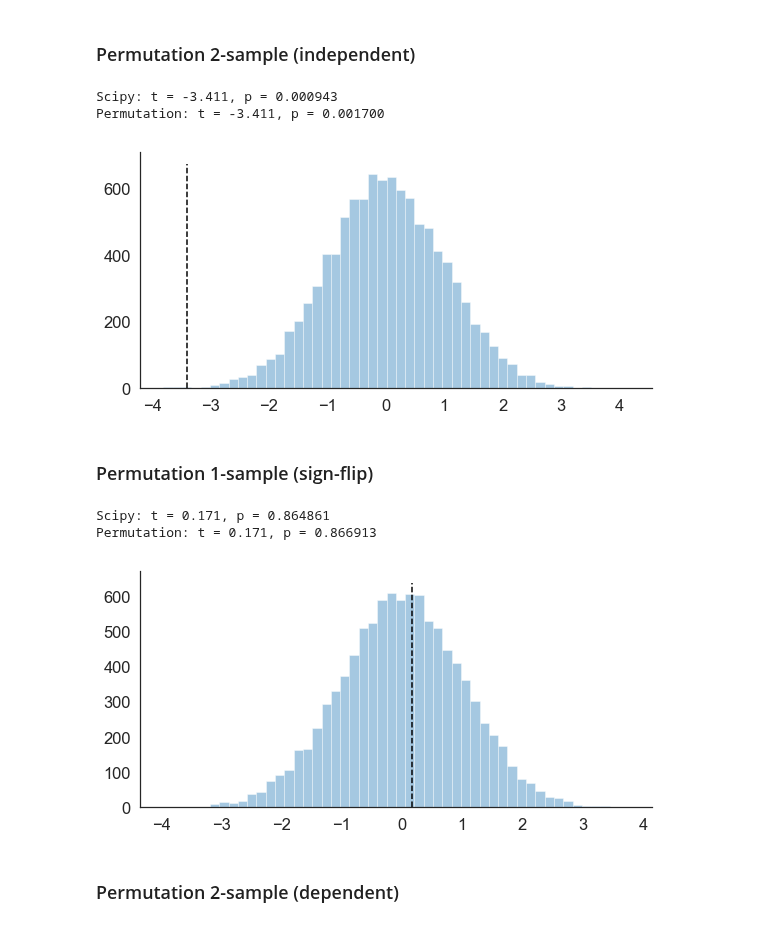
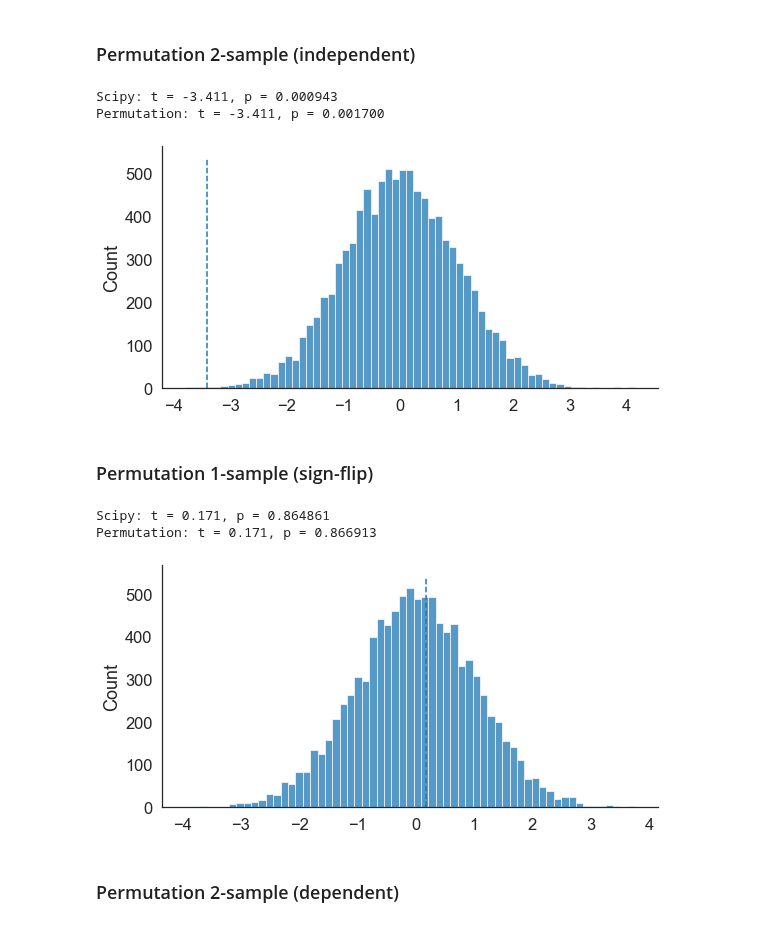
Before and after one commit to yunchang-z/neu502b-lab, a Jupyter notebook: stats-01/stats-01.ipynb, the cells around one changed output. Cells and saved outputs as stored; diff of their text form; code cells hidden in the pictures.

```diff
--- a/stats-01/stats-01.ipynb
+++ b/stats-01/stats-01.ipynb
@@ -130,35 +130,35 @@ ix = np.concatenate([np.zeros(n_samp_per_group), np.ones(n_samp_per_group)])
 ## Compute true statistic.
 t, p = ttest_ind(x[ix==0], x[ix==1])
 print('Scipy: t = %0.3f, p = %0.6f' %(t,p))
 
 ## Main loop.
 tdist, p = [], 1
 for _ in range(n_perm):
 
     ## Shuffle group membership.
     np.random.shuffle(ix)
 
     ## Compute null statistic.
     t_null, _ = ttest_ind(x[ix==0], x[ix==1])
     tdist.append(t_null)
 
     ## Test if greater than observed.
     if np.abs(t_null) > np.abs(t): p += 1
 
 ## Normalize.
 p /= n_perm + 1
 print('Permutation: t = %0.3f, p = %0.6f' %(t,p))
 
 ## Plot.
 fig, ax = plt.subplots(1,1,figsize=(8,4))
-sns.distplot(tdist, kde=False, ax=ax)
+sns.histplot(tdist, kde=False, ax=ax)
 ax.vlines(t, *ax.get_ylim(), linestyle='--')
 sns.despine()
 plt.tight_layout()
 # %% [output]
 Scipy: t = -3.411, p = 0.000943
 Permutation: t = -3.411, p = 0.001700
-[figure, old version]
+[figure, new version]
 # %% [markdown]
 ### Permutation 1-sample (sign-flip)
 # %%
@@ -198,14 +198,14 @@ print('Permutation: t = %0.3f, p = %0.6f' %(t,p))
 
 ## Plot.
 fig, ax = plt.subplots(1,1,figsize=(8,4))
-sns.distplot(tdist, kde=False, ax=ax)
+sns.histplot(tdist, kde=False, ax=ax)
 ax.vlines(t, *ax.get_ylim(), linestyle='--')
 sns.despine()
 plt.tight_layout()
 # %% [output]
 Scipy: t = 0.171, p = 0.864861
 Permutation: t = 0.171, p = 0.866913
-[figure, old version]
+[figure, new version]
 # %% [markdown]
 ### Permutation 2-sample (dependent)
 # %%
```
Also changed, not shown: parts of 5 cells of this notebook.
